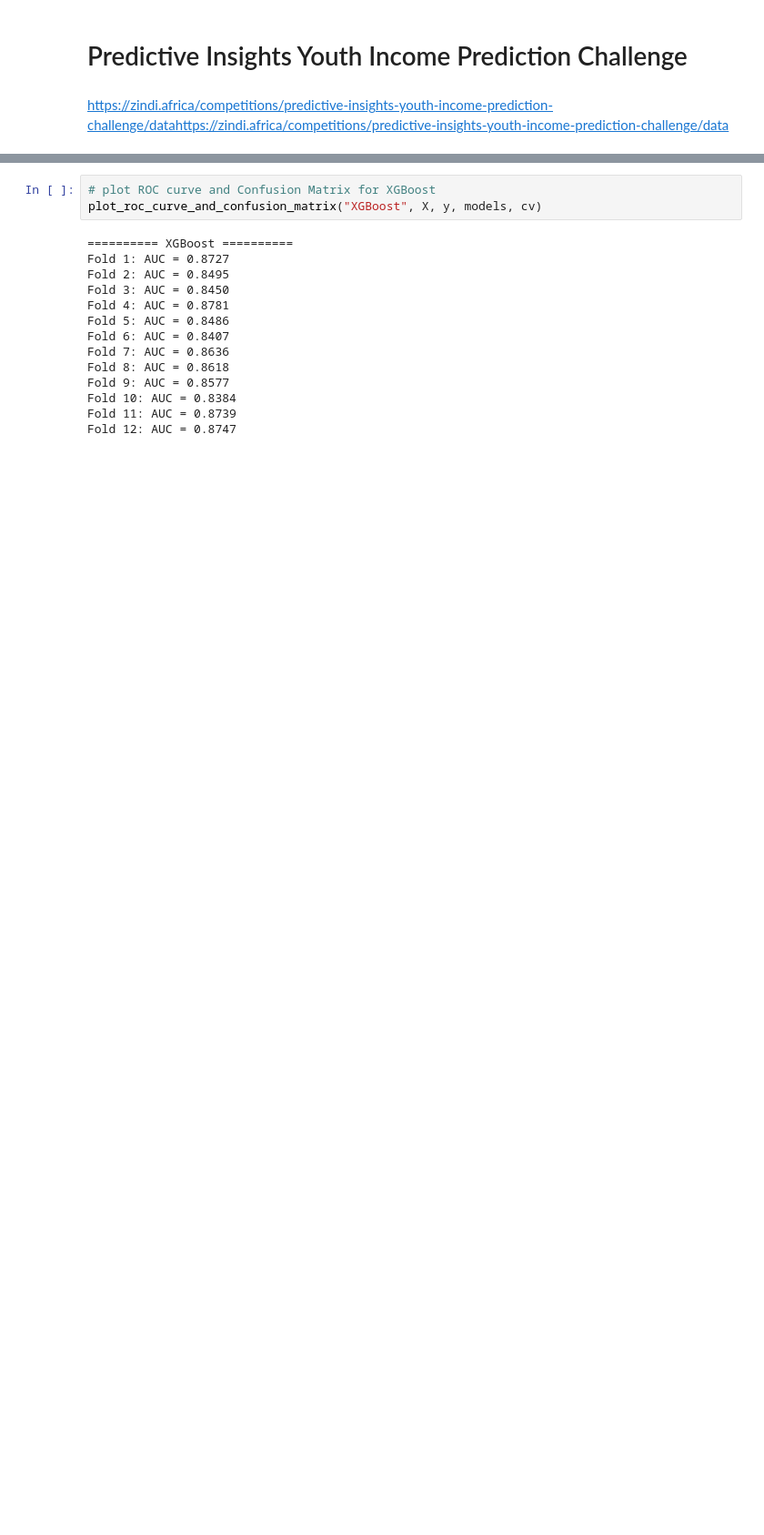
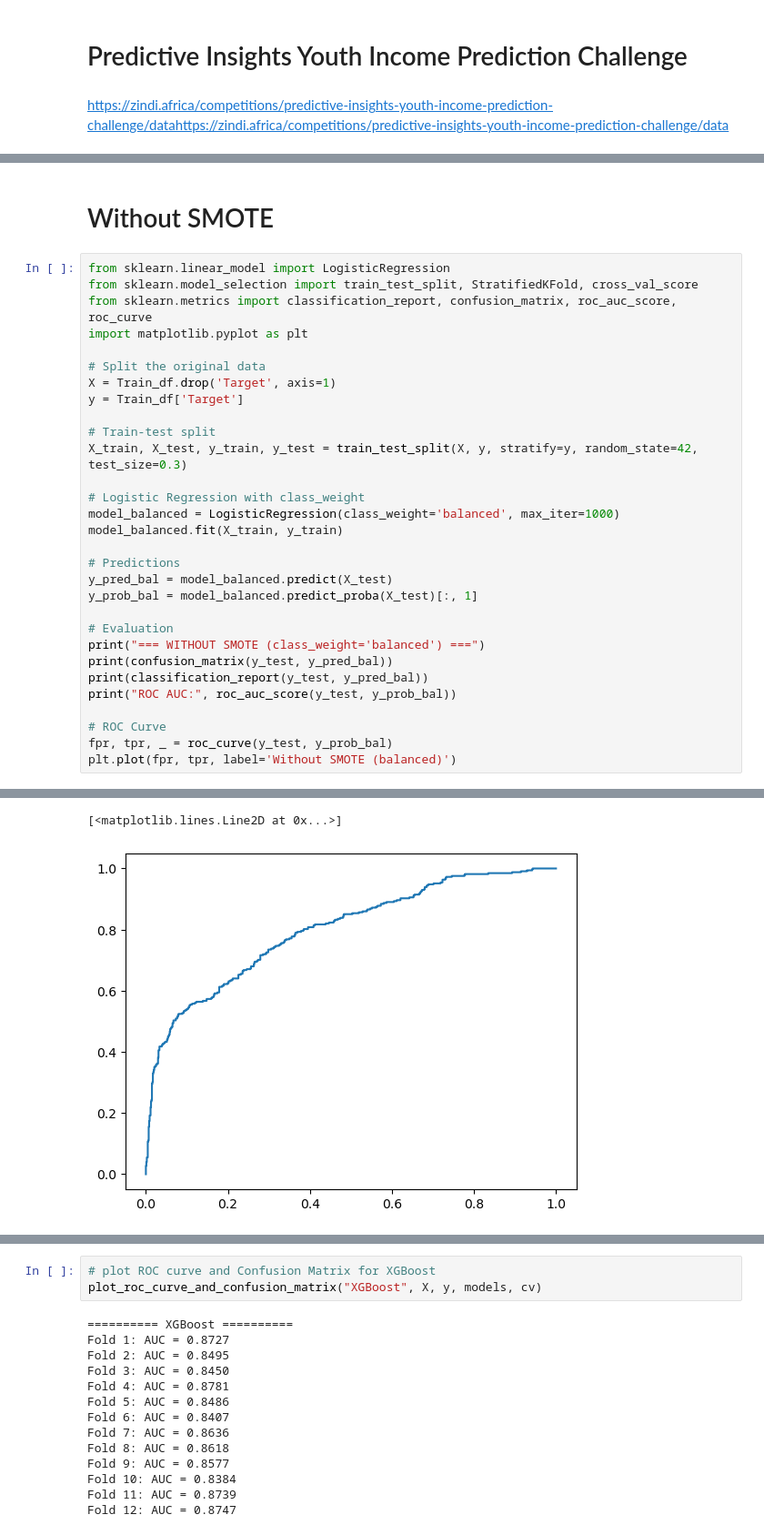
Before and after one commit to OlivierKabengele/ACML_Project2025, a Jupyter notebook: Youth_predictions_employment_ZINDI.ipynb, the cells around one changed output, grey strips where cells are left out. Shown at 91% size. Cells and saved outputs as stored; diff of their text form; blank space fills up the shorter version.

```diff
--- a/Youth_predictions_employment_ZINDI.ipynb
+++ b/Youth_predictions_employment_ZINDI.ipynb
@@ -74,0 +246,33 @@ cv = StratifiedKFold(n_splits=12, shuffle=True, random_state=42)
+# %% [markdown]
+# Without SMOTE
+# %%
+from sklearn.linear_model import LogisticRegression
+from sklearn.model_selection import train_test_split, StratifiedKFold, cross_val_score
+from sklearn.metrics import classification_report, confusion_matrix, roc_auc_score, roc_curve
+import matplotlib.pyplot as plt
+
+# Split the original data
+X = Train_df.drop('Target', axis=1)
+y = Train_df['Target']
+
+# Train-test split
+X_train, X_test, y_train, y_test = train_test_split(X, y, stratify=y, random_state=42, test_size=0.3)
+
+# Logistic Regression with class_weight
+model_balanced = LogisticRegression(class_weight='balanced', max_iter=1000)
+model_balanced.fit(X_train, y_train)
+
+# Predictions
+y_pred_bal = model_balanced.predict(X_test)
+y_prob_bal = model_balanced.predict_proba(X_test)[:, 1]
+
+# Evaluation
+print("=== WITHOUT SMOTE (class_weight='balanced') ===")
+print(confusion_matrix(y_test, y_pred_bal))
+print(classification_report(y_test, y_pred_bal))
+print("ROC AUC:", roc_auc_score(y_test, y_prob_bal))
+
+# ROC Curve
+fpr, tpr, _ = roc_curve(y_test, y_prob_bal)
+plt.plot(fpr, tpr, label='Without SMOTE (balanced)')
+# %% [output]
@@ -74,0 +292,2 @@ cv = StratifiedKFold(n_splits=12, shuffle=True, random_state=42)
+[<matplotlib.lines.Line2D at 0x...>]
+[figure, added]
```
Also changed, not shown: parts of 27 cells of this notebook.
